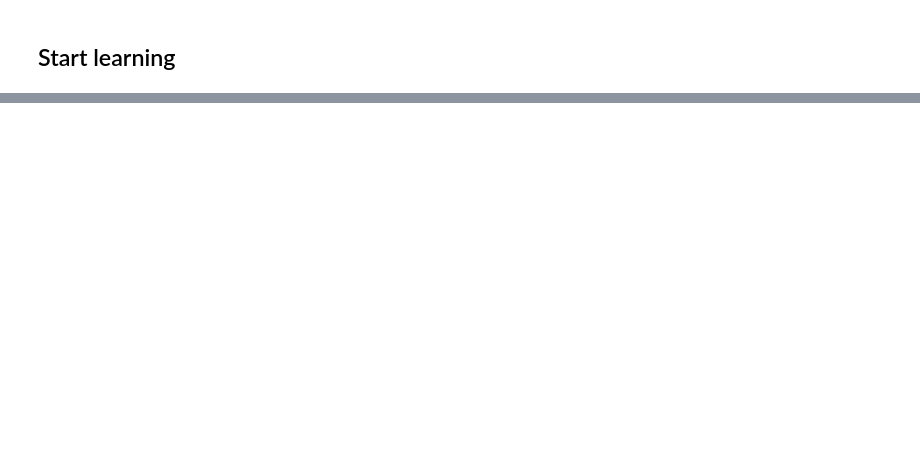
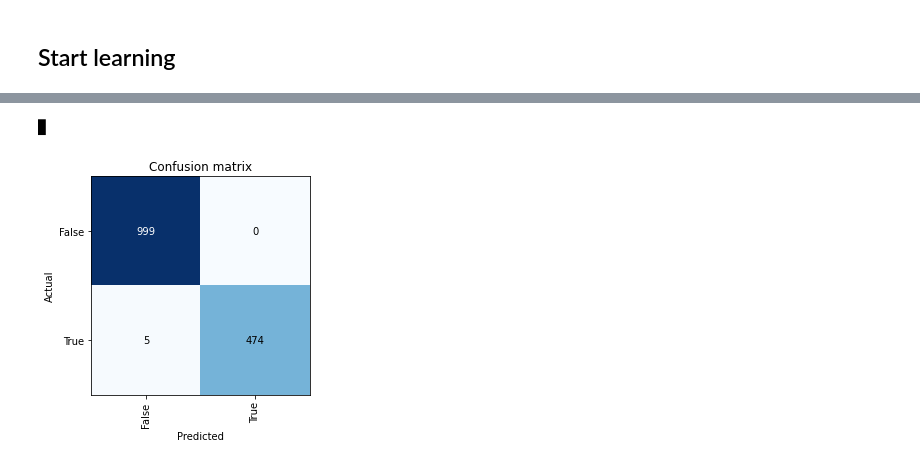
Before and after one commit to alukashenkov/yc-fastai-test, a Jupyter notebook: yc-fastai-test.ipynb, the cells around one changed output, grey strips where cells are left out. Saved outputs shown, nothing was run; the diff lists cells and outputs as text; code cells hidden in the pictures; blank space fills up the shorter version.

```diff
--- a/yc-fastai-test.ipynb
+++ b/yc-fastai-test.ipynb
@@ -42,0 +70,7 @@ learn.fine_tune(10)
+# %%
+#!L
+interp = ClassificationInterpretation.from_learner(learn)
+interp.plot_confusion_matrix()
+# %% [output]
+█
+[figure, added]
```
Also changed, not shown: parts of 9 cells of this notebook.
